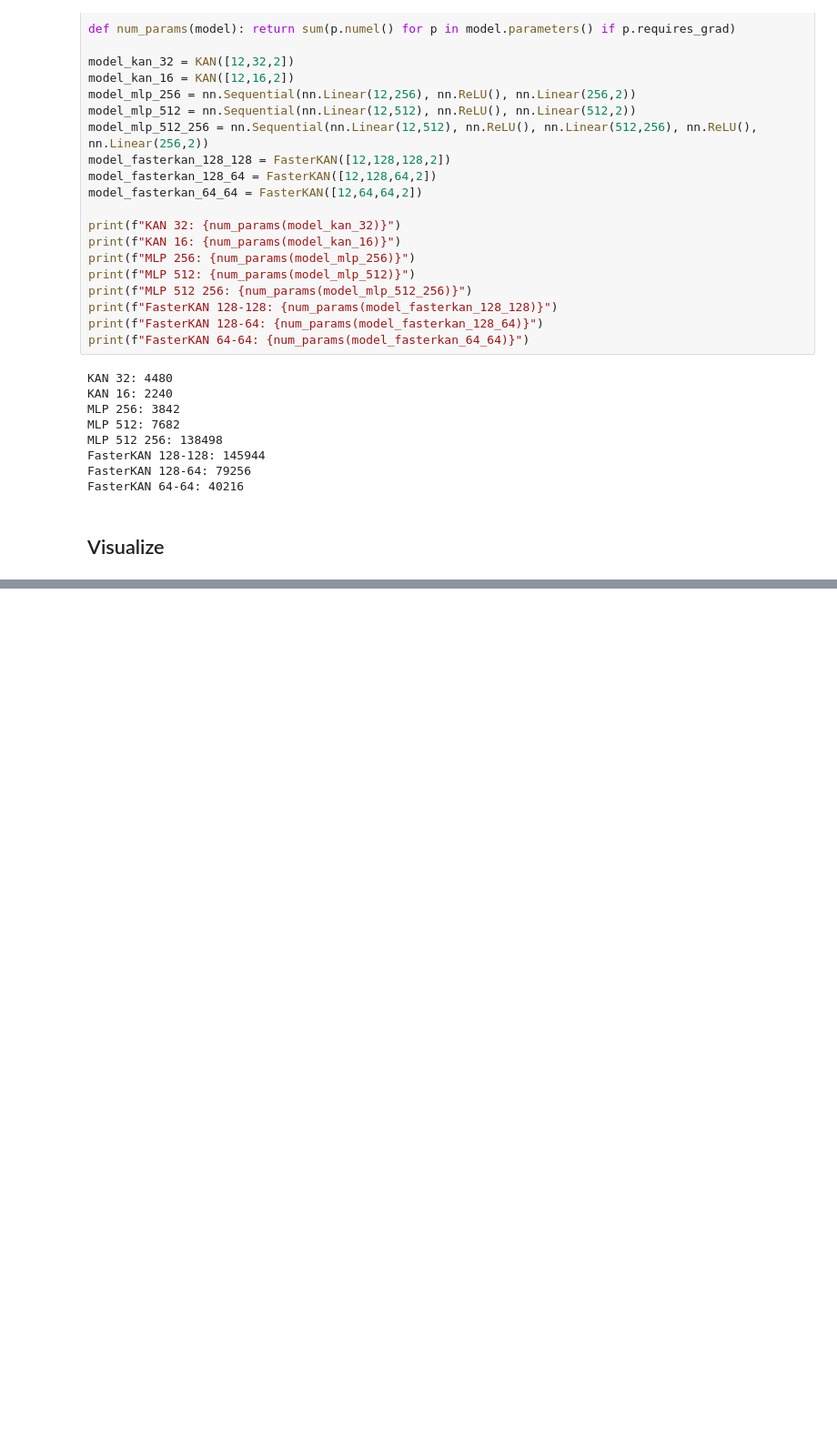
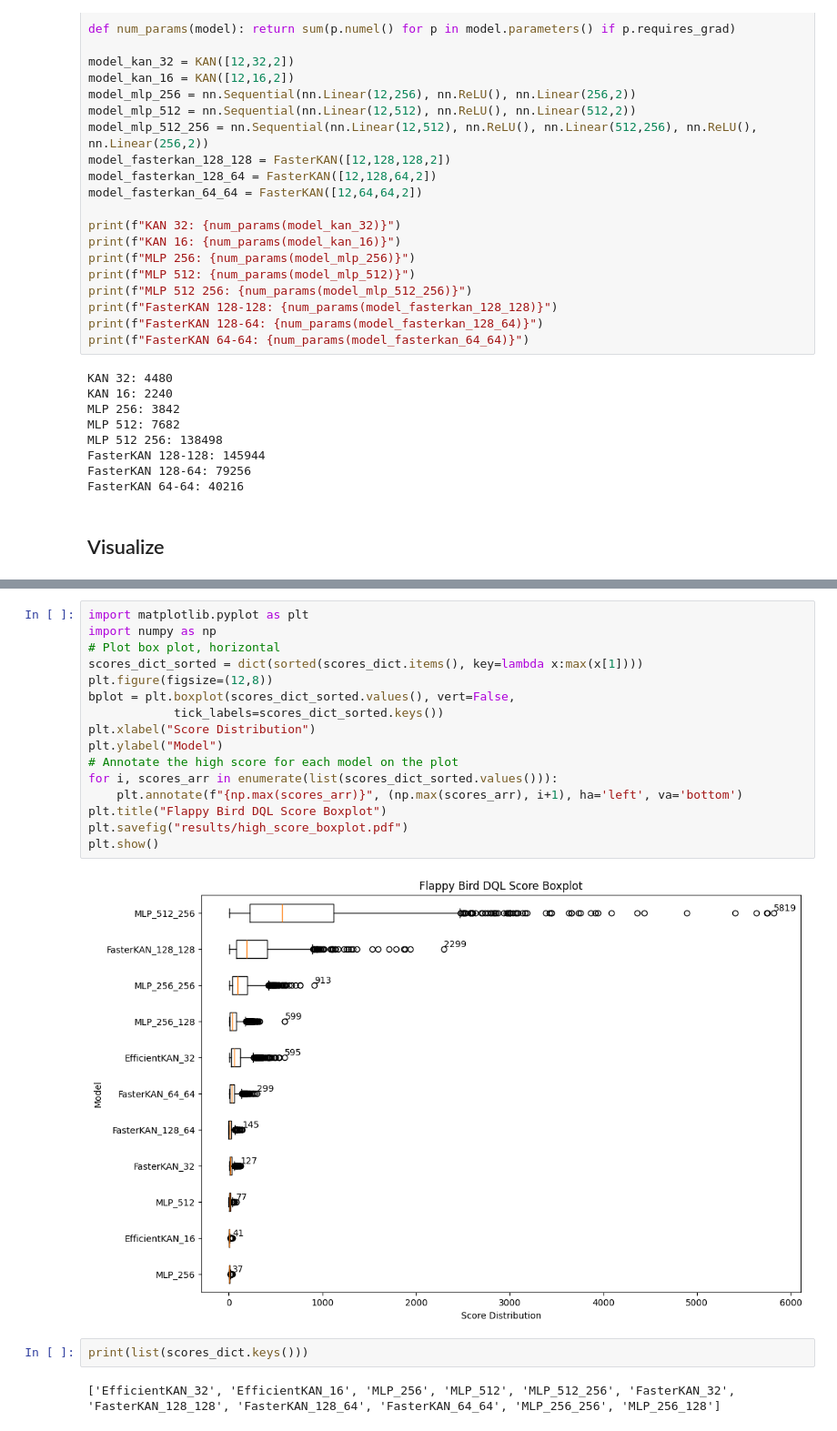
Before and after one commit to andythetechnerd03/KAN-It-Play-Flappy-Bird, a Jupyter notebook: test.ipynb, the cells around one changed output, grey strips where cells are left out. Shown: that part at 91% size. Cells and saved outputs as stored; diff of their text form; blank space fills up the shorter version.

```diff
--- a/test.ipynb
+++ b/test.ipynb
@@ -43,0 +74,22 @@ FasterKAN 64-64: 40216
+# %%
+import matplotlib.pyplot as plt
+import numpy as np
+# Plot box plot, horizontal
+scores_dict_sorted = dict(sorted(scores_dict.items(), key=lambda x:max(x[1])))
+plt.figure(figsize=(12,8))
+bplot = plt.boxplot(scores_dict_sorted.values(), vert=False,
+            tick_labels=scores_dict_sorted.keys())
+plt.xlabel("Score Distribution")
+plt.ylabel("Model")
+# Annotate the high score for each model on the plot
+for i, scores_arr in enumerate(list(scores_dict_sorted.values())):
+    plt.annotate(f"{np.max(scores_arr)}", (np.max(scores_arr), i+1), ha='left', va='bottom')
+plt.title("Flappy Bird DQL Score Boxplot")
+plt.savefig("results/high_score_boxplot.pdf")
+plt.show()
+# %% [output]
+[figure, added]
+# %%
+print(list(scores_dict.keys()))
+# %% [output]
+['EfficientKAN_32', 'EfficientKAN_16', 'MLP_256', 'MLP_512', 'MLP_512_256', 'FasterKAN_32', 'FasterKAN_128_128', 'FasterKAN_128_64', 'FasterKAN_64_64', 'MLP_256_256', 'MLP_256_128']
```
Also changed, not shown: parts of 17 cells of this notebook, 6 other files.
